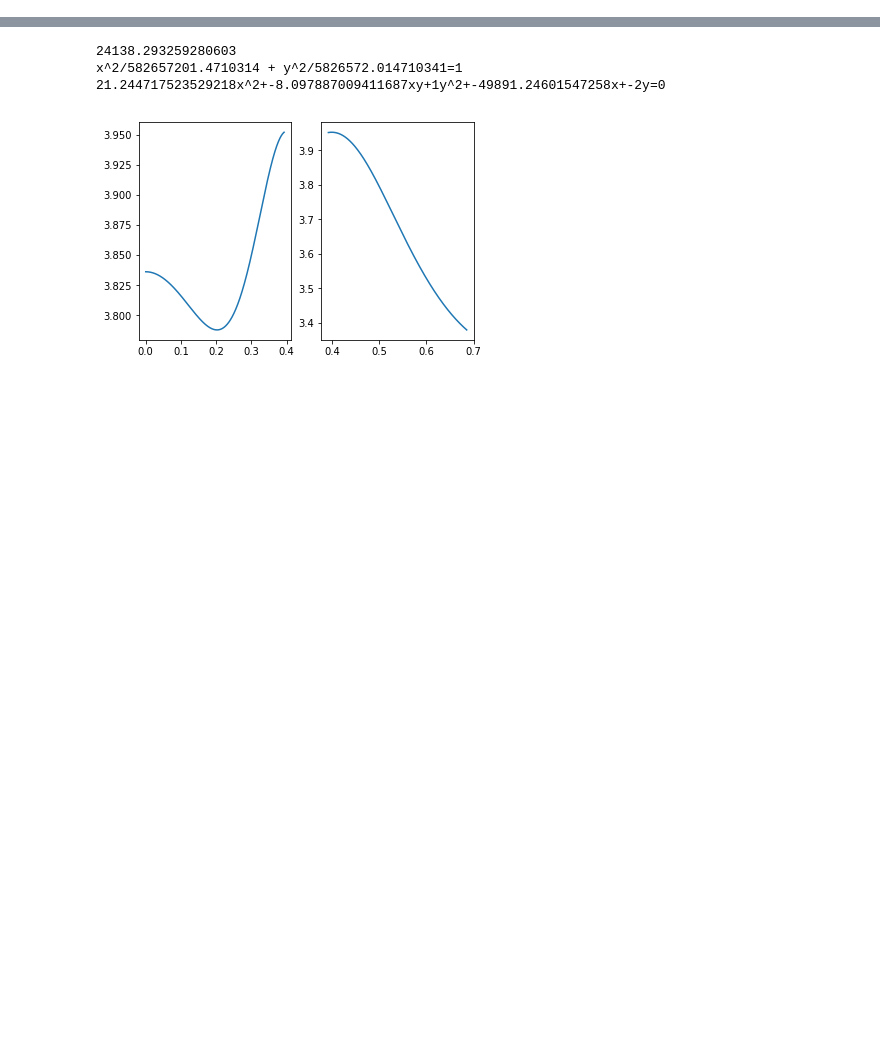
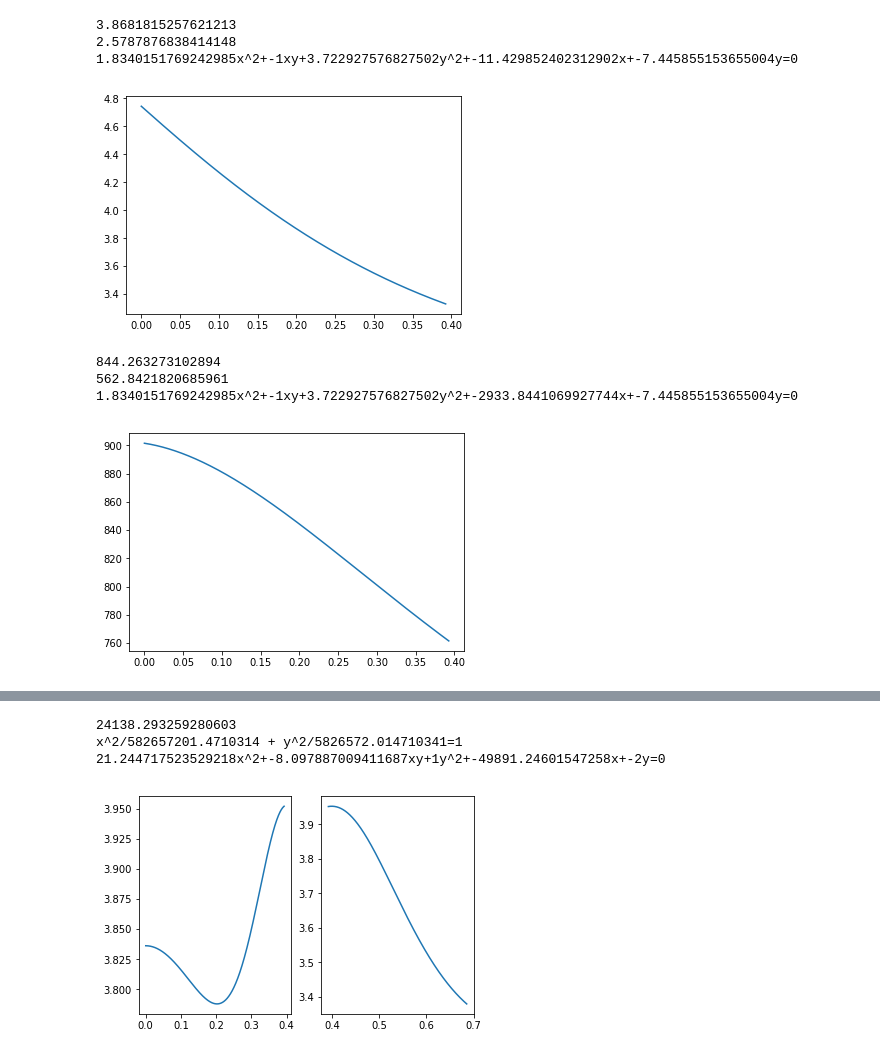
Before and after one commit to danft/MCE, a Jupyter notebook: poly_trig.ipynb, the cells around one changed output, grey strips where cells are left out. Drawn from its saved outputs; the diff is of its cells as text; code cells hidden in the pictures; blank space fills up the shorter version.

```diff
--- a/poly_trig.ipynb
+++ b/poly_trig.ipynb
@@ -52,0 +1,80 @@ solve([e1])
+# %%
+from sympy import solve
+from sympy import Symbol
+from math import cos, sin, pi, sqrt, tan
+import numpy as np
+import matplotlib.pyplot as plt
+
+x1, y1, x2, y2, x3, y3 = (0,0, 0, 2, 3, 1.5)
+# %%
+def majoraxis(A, B, C, D, E):
+    return sqrt((2*(A*E**2 - B*D*E + C*D**2)/(4*A*C-B**2))/(A+C - sqrt((A-C)**2 + B**2)))
+def minoraxis(A, B, C, D, E):
+    return sqrt((2*(A*E**2 - B*D*E + C*D**2)/(4*A*C-B**2))/(A+C + sqrt((A-C)**2 + B**2)))
+
+def printeq(A, B, C, D, E):
+    print(majoraxis(A,B,C,D,E))
+    print(minoraxis(A,B,C,D,E))
+
+    print(f"{A}x^2+{B}xy+{C}y^2+{D}x+{E}y=0")
+# %%
+# second approach setting B to be 1.
+
+def g2(a, b, y2, x3, y3):
+    q = a**2 / b**2
+    w = (a**2-b**2)/(a**2+b**2)
+    def eq(tx):
+        t = tan(2*tx)
+
+
+
+        B = -1
+        al = (w**2 + 1 +w)/(w**2 -1)
+        C = (w + sqrt(t**2+1)/(2*t*w))
+        if 4*C**2*w**2 + w**2-1 < 0:
+            return 0
+        A = (-C*w**2 - C + sqrt(4*C**2*w**2 + w**2-1))/(w**2-1)
+
+
+
+        E = -C*y2
+        D = -(A*x3**2 + B*x3*y3 + C*(y3**2-y2*y3))/x3
+
+        return (A, B, C, D, E)
+
+    def f2(tx):
+        if (eq(tx) == 0):
+            return 0
+        return majoraxis(*eq(tx))
+
+    ang = 0.2
+    if (eq(ang)==0):
+        return 0
+
+    printeq(*eq(ang))
+
+    arr = np.linspace(0.0001, pi/8 - 1e-5, 2000)
+    y = [f2(x) for x in arr]
+    plt.plot(arr, y)
+    plt.show()
+
+g2(3, 2, 2, 3, 4)
+g2(3, 2, 2, 3, 50)
+g2(5, 2, 2, 3, 0.45)
+g2(3, 2, 2, 3, 1.5)
+g2(10, 1, 2, 3, 0.45)
+g2(20, 2, 4, 1.1, 1)
+
+#print(4*A*C-B**2)
+#print((A-C)**2 + B**2)
+#print(majoraxis(A, B, C, D, E))
+#printeq(A, B, C, D, E)
+# %% [output]
+3.8681815257621213
+2.5787876838414148
+1.8340151769242985x^2+-1xy+3.722927576827502y^2+-11.429852402312902x+-7.445855153655004y=0
+[figure, added]
+844.263273102894
+562.8421820685961
+1.8340151769242985x^2+-1xy+3.722927576827502y^2+-2933.8441069927744x+-7.445855153655004y=0
+[figure, added]
```
Also changed, not shown: parts of 7 cells of this notebook, 1 other file.
